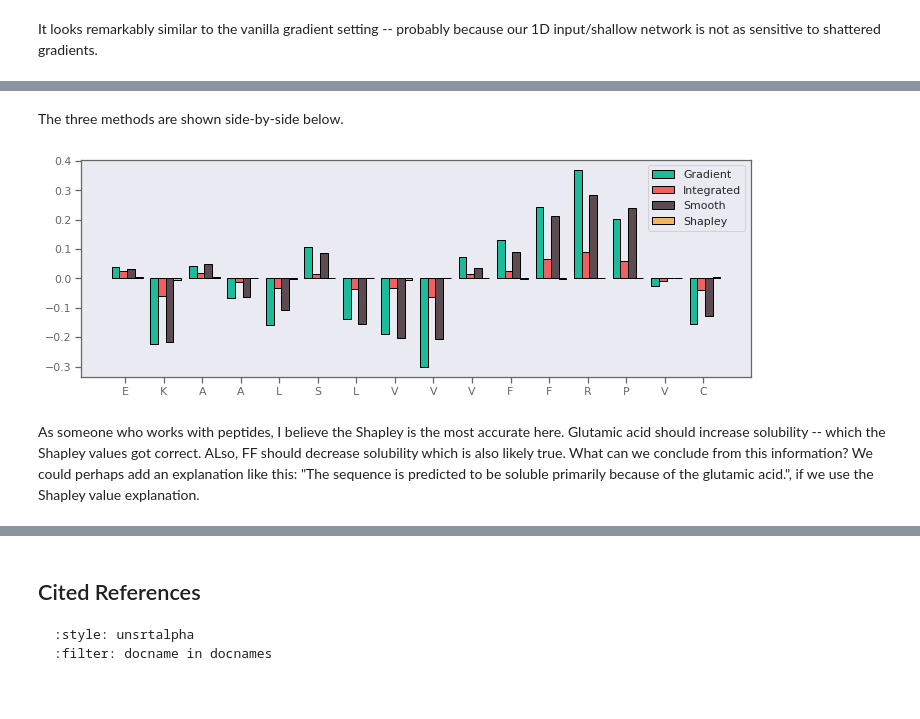
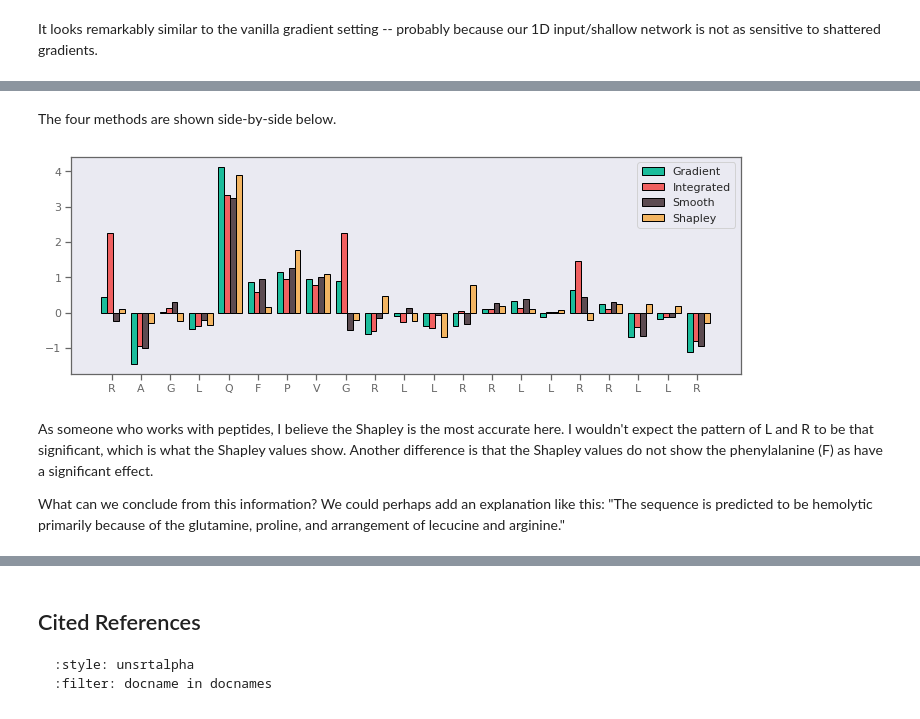
Before and after one commit to whitead/dmol-book, a Jupyter notebook: dl/xai.ipynb, the cells around one changed output, grey strips where cells are left out. Drawn from its saved outputs; the diff is of its cells as text; code cells hidden in the pictures.

Commit message:
Changed Shapley example to hemolysis

```diff
--- a/dl/xai.ipynb
+++ b/dl/xai.ipynb
@@ -309,4 +315,5 @@ Probability EKAALSLVVVFFRPVC of being soluble 0.50
 # %%
-g = jax.grad(model.apply,1)(opt_params, sm)
+gradient = jax.grad(lambda s: jnp.squeeze(model.apply(opt_params, s)), 0)
+g = gradient(sm)
 plot_grad(g, s)
 # %% [output]
@@ -332,7 +338,7 @@ def integrated_gradients(sm, N):
     def get_grad(pi):
         # compute gradient
         # add/remove batch axes
-        return jax.grad(model.apply, 1)(opt_params, pi[jnp.newaxis, ...])[0]
+        return gradient(pi[jnp.newaxis, ...])[0]
     gs = jax.vmap(get_grad)(path)
     # sum pieces (Riemann sum), multiply by (x - x')
     ig = jnp.mean(gs, axis=0, keepdims=True) * (sm - baseline)
@@ -365,7 +371,7 @@ def smooth_gradients(sm, N, rng, sigma=1e-3):
     def get_grad(pi):
         # compute gradient
         # add/remove batch axes
-        return jax.grad(model.apply, 1)(opt_params, pi[jnp.newaxis, ...])[0]
+        return gradient(pi[jnp.newaxis, ...])[0]
     gs = jax.vmap(get_grad)(path)
     # mean
     ig = jnp.mean(gs, axis=0, keepdims=True)
@@ -389,10 +395,11 @@ One efficiency change we make is to prevent modifying the sequence in its paddin
 # %%
 def shapley(i, sm, sampled_x, rng, model, opt_params=opt_params):
     M,F,*_ = sampled_x.shape
+    z_choice = jax.random.bernoulli(rng, shape=(M,F))
     # only swap out features within length of sm
     mask = jnp.sum(sm[...,1:], -1)
-    z_choice = jax.random.bernoulli(rng, shape=(M,F))
     z_choice *= mask
+    z_choice = 1 - z_choice
     # construct with and w/o ith feature
     z_choice = jax.ops.index_update(z_choice, jax.ops.index[:,i], 0.)
     z_choice_i = jax.ops.index_update(z_choice, jax.ops.index[:,i], 1.0)
@@ -402,13 +409,12 @@ def shapley(i, sm, sampled_x, rng, model, opt_params=opt_params):
     z_i = sm * z_choice_i[...,jnp.newaxis] + \
         sampled_x * (1 - z_choice_i[...,jnp.newaxis])
     v = model(opt_params, z_i) - model(opt_params, z)
-    return jnp.mean(v, axis=0)
+    return jnp.squeeze(jnp.mean(v, axis=0))
 
 # assume data is alrady shuffled, so just take M
-M = 2048
+M = 4096
 sl = len(s)
 sampled_x = train_data.unbatch().batch(M).as_numpy_iterator().next()[0]
 # make batched shapley so we can compute for all features
 bshapley = jax.vmap(shapley, in_axes=(0, None, None, 0, None))
-#shapley(0, sm, sampled_x, jax.random.PRNGKey(0), solubility_prob)
-sv = bshapley(jnp.arange(sl), sm, sampled_x, jax.random.split(jax.random.PRNGKey(0), sl), solubility_prob)
+sv = bshapley(jnp.arange(sl), sm, sampled_x, jax.random.split(jax.random.PRNGKey(0), sl), model.apply)
@@ -424,18 +457,21 @@ plot_grad(sv, s)
 # %% [markdown]
-The three methods are shown side-by-side below.
+The four methods are shown side-by-side below.
 # %%
 heights = []
 plt.figure(figsize=(12,4))
 x = np.arange(len(s))
 for i,(gi,l) in enumerate(zip([g, ig, sg], ['Gradient', 'Integrated', 'Smooth'])):
     h = gi[0, np.arange(len(s)), list(map(ALPHABET.index,s))]
     plt.bar(x + i/5 - 1/4, h, width=1/5, edgecolor='black', label=l)
-plt.bar(x + 3/5 - 1/4, sv, width=1/5, edgecolor='black', label='Shapley')
+plt.bar(x + 3
+        /5 - 1/4, sv, width=1/5, edgecolor='black', label='Shapley')
 plt.gca().set_xticks(range(len(s)))
 plt.gca().set_xticklabels(s)
 plt.legend()
 plt.show()
 # %% [output]
-[figure, old version]
+[figure, new version]
 # %% [markdown]
-As someone who works with peptides, I believe the Shapley is the most accurate here. Glutamic acid should increase solubility -- which the Shapley values got correct. ALso, FF should decrease solubility which is also likely true. What can we conclude from this information? We could perhaps add an explanation like this: "The sequence is predicted to be soluble primarily because of the glutamic acid.", if we use the Shapley value explanation.
+As someone who works with peptides, I believe the Shapley is the most accurate here. I wouldn't expect the pattern of L and R to be that significant, which is what the Shapley values show. Another difference is that the Shapley values do not show the phenylalanine (F) as have a significant effect.
+
+What can we conclude from this information? We could perhaps add an explanation like this: "The sequence is predicted to be hemolytic primarily because of the glutamine, proline, and arrangement of lecucine and arginine."
```
Also changed, not shown: parts of 29 cells of this notebook, 2 other files.
